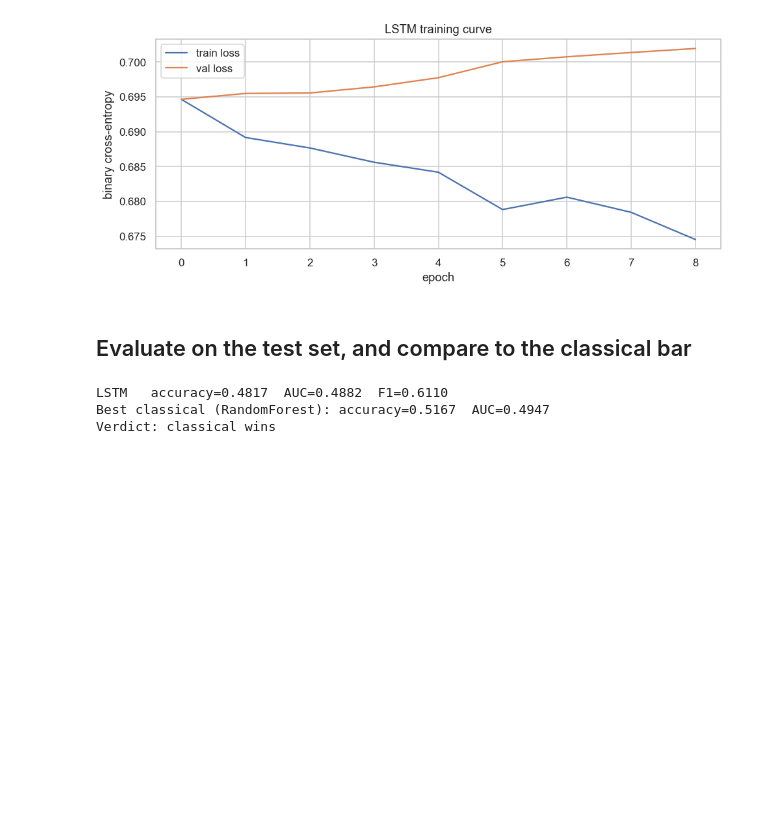
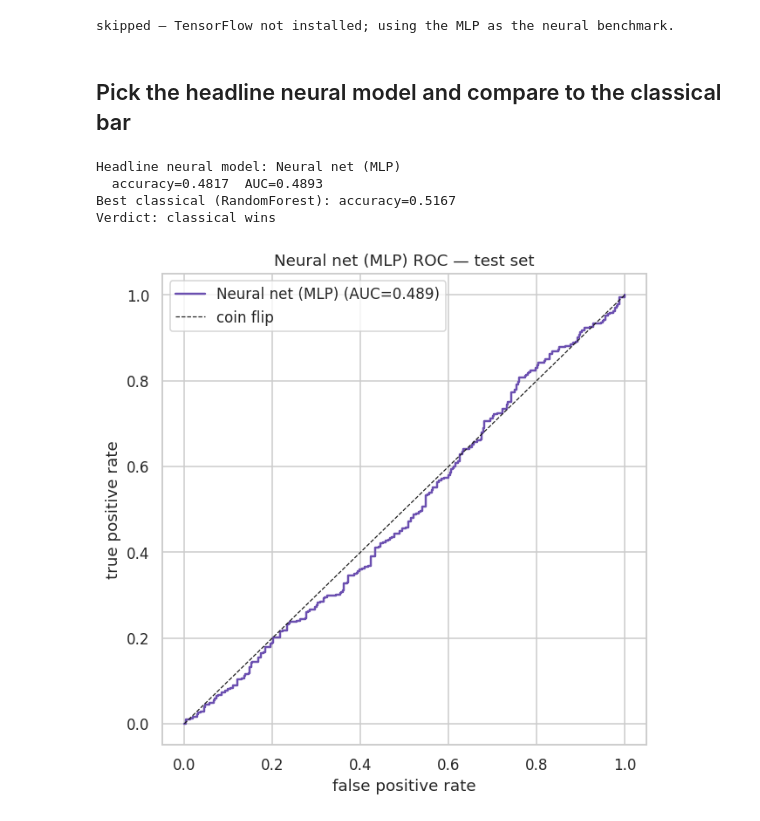
Before and after one commit to Ailya-Shah/Bitcoin-Trend-Prediction, a Jupyter notebook: notebooks/07_deep_learning.ipynb, the cells around one changed output. Drawn from its saved outputs; the diff is of its cells as text; code cells hidden in the pictures; blank space fills up the shorter version.

```diff
--- a/notebooks/07_deep_learning.ipynb
+++ b/notebooks/07_deep_learning.ipynb
@@ -80,29 +70,55 @@ Trained 9 epochs (early-stopped).
+# %%
+lstm_prob=None
+if HAS_TF:
+    import tensorflow as tf, random
+    np.random.seed(0); random.seed(0); tf.random.set_seed(0)
+    L=30
+    def seqs(lo,hi):
+        Xs,ys=[],[]
+        for i in range(max(lo,L-1),hi): Xs.append(X[i-L+1:i+1]); ys.append(y[i])
+        return np.array(Xs),np.array(ys)
+    Str,Sytr=seqs(0,i_tr); Sva,Syva=seqs(i_tr,i_va); Ste,Syte=seqs(i_va,n)
+    model=Sequential([Input((L,len(feat_cols))),LSTM(32),Dropout(0.2),
+                      Dense(16,activation="relu"),Dense(1,activation="sigmoid")])
+    model.compile(optimizer="adam",loss="binary_crossentropy",metrics=["accuracy"])
+    es=EarlyStopping(monitor="val_loss",patience=8,restore_best_weights=True)
+    model.fit(Str,Sytr,validation_data=(Sva,Syva),epochs=60,batch_size=32,callbacks=[es],verbose=0)
+    lstm_prob=model.predict(Ste,verbose=0).ravel()
+    print(f"LSTM accuracy={accuracy_score(Syte,(lstm_prob>0.5).astype(int)):.4f}  AUC={roc_auc_score(Syte,lstm_prob):.4f}")
+else:
+    print("skipped — TensorFlow not installed; using the MLP as the neural benchmark.")
+# %% [output]
+skipped — TensorFlow not installed; using the MLP as the neural benchmark.
+# %% [markdown]
+## Pick the headline neural model and compare to the classical bar
+# %%
+if HAS_TF and lstm_prob is not None:
+    deep_name="LSTM"; prob=lstm_prob; yt=yte  # note: seqs align to same tail dates
+else:
+    deep_name="Neural net (MLP)"; prob=mlp_prob; yt=yte
+pred=(prob>0.5).astype(int)
+acc=accuracy_score(yt,pred); auc=roc_auc_score(yt,prob); f1=f1_score(yt,pred)
+
+clf=pd.read_csv(paths.figures_dir("06_classical_ml").parent/"tables"/"model_metrics.csv")
+best_clf=clf[clf["model"].isin(["LogReg","RandomForest","XGBoost"])].sort_values("accuracy",ascending=False).iloc[0]
+verdict="neural wins" if acc>best_clf["accuracy"]+0.01 else "classical wins" if best_clf["accuracy"]>acc+0.01 else "essentially a tie"
+print(f"Headline neural model: {deep_name}")
+print(f"  accuracy={acc:.4f}  AUC={auc:.4f}")
+print(f"Best classical ({best_clf['model']}): accuracy={best_clf['accuracy']:.4f}")
+print("Verdict:",verdict)
+
+pd.DataFrame([{"model":deep_name,"accuracy":acc,"AUC":auc,"F1":f1}]).round(4).to_csv(TAB/"deep_metrics.csv",index=False)
+# %% [output]
+Headline neural model: Neural net (MLP)
+  accuracy=0.4817  AUC=0.4893
+Best classical (RandomForest): accuracy=0.5167
+Verdict: classical wins
 # %%
-# Loss curve
-fig,ax=plt.subplots(figsize=(9,4))
-ax.plot(hist.history["loss"],label="train loss")
-ax.plot(hist.history["val_loss"],label="val loss")
-ax.set_xlabel("epoch"); ax.set_ylabel("binary cross-entropy"); ax.set_title("LSTM training curve"); ax.legend()
-fig.tight_layout(); fig.savefig(FIG/"training_curve.png",bbox_inches="tight"); plt.show()
+fig,ax=plt.subplots(figsize=(6,6))
+fpr,tpr,_=roc_curve(yt,prob); ax.plot(fpr,tpr,lw=1.6,label=f"{deep_name} (AUC={auc:.3f})",color="#6B4FB0")
+ax.plot([0,1],[0,1],"k--",lw=0.8,label="coin flip")
+ax.set_xlabel("false positive rate"); ax.set_ylabel("true positive rate")
+ax.set_title(f"{deep_name} ROC — test set"); ax.legend()
+fig.tight_layout(); fig.savefig(FIG/"deep_roc.png",bbox_inches="tight"); plt.show()
 # %% [output]
-[figure, old version]
+[figure, new version]
-# %% [markdown]
-## Evaluate on the test set, and compare to the classical bar
-# %%
-prob=model.predict(Xte,verbose=0).ravel(); pred=(prob>0.5).astype(int)
-lstm_acc=accuracy_score(yte,pred); lstm_auc=roc_auc_score(yte,prob); lstm_f1=f1_score(yte,pred)
-
-# pull classical results for context
-clf=pd.read_csv(paths.figures_dir("06_classical_ml").parent/"tables"/"model_metrics.csv")
-best_clf=clf[clf["model"].isin(["LogReg","RandomForest","XGBoost"])].sort_values("accuracy",ascending=False).iloc[0]
-
-print(f"LSTM   accuracy={lstm_acc:.4f}  AUC={lstm_auc:.4f}  F1={lstm_f1:.4f}")
-print(f"Best classical ({best_clf['model']}): accuracy={best_clf['accuracy']:.4f}  AUC={best_clf['AUC']:.4f}")
-verdict = "LSTM wins" if lstm_acc>best_clf["accuracy"]+0.01 else \
-          "classical wins" if best_clf["accuracy"]>lstm_acc+0.01 else "essentially a tie"
-print("Verdict:",verdict)
-pd.DataFrame([{"model":"LSTM","accuracy":lstm_acc,"AUC":lstm_auc,"F1":lstm_f1}]).round(4).to_csv(TAB/"lstm_metrics.csv",index=False)
-# %% [output]
-LSTM   accuracy=0.4817  AUC=0.4882  F1=0.6110
-Best classical (RandomForest): accuracy=0.5167  AUC=0.4947
-Verdict: classical wins
```
Also changed, not shown: parts of 13 cells of this notebook, 39 other files.
